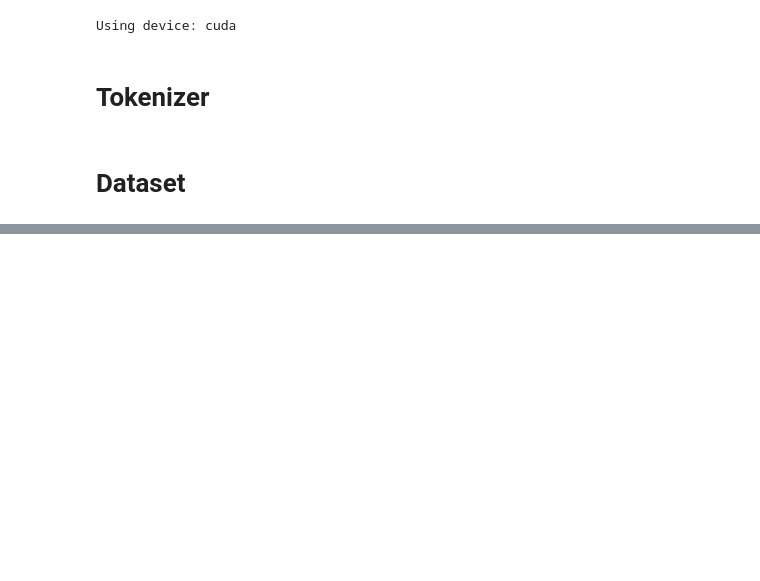
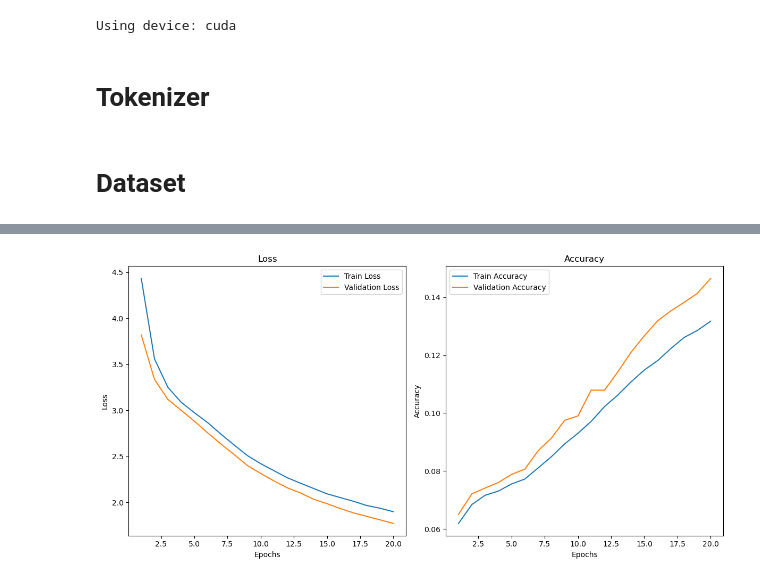
Before and after one commit to jGrzyb/audio-to-midi-transformers, a Jupyter notebook: dataset.ipynb, the cells around one changed output, grey strips where cells are left out. Saved outputs shown, nothing was run; the diff lists cells and outputs as text; code cells hidden in the pictures; blank space fills up the shorter version.

Commit message:
history and tidy code

```diff
--- a/dataset.ipynb
+++ b/dataset.ipynb
@@ -212,3 +331,4 @@ for i, (image, midi) in enumerate(loader):
 model = PianoTranscriber(128, len(tokenizer.id_to_token)).to(device)
 criterion = nn.CrossEntropyLoss(ignore_index=tokenizer.token_to_id['<pad>']).to(device)
 optimizer = torch.optim.Adam(model.parameters(), lr=0.001)
+history = TrainingHistory()
@@ -336,0 +358,4 @@ Epoch: 10/10 100% | Elapsed:   4s | loss: 2.9606 - acc: 0.0754 | val_loss: 2.865
+# %%
+history.plot()
+# %% [output]
+[figure, added]
```
Also changed, not shown: parts of 21 cells of this notebook.
